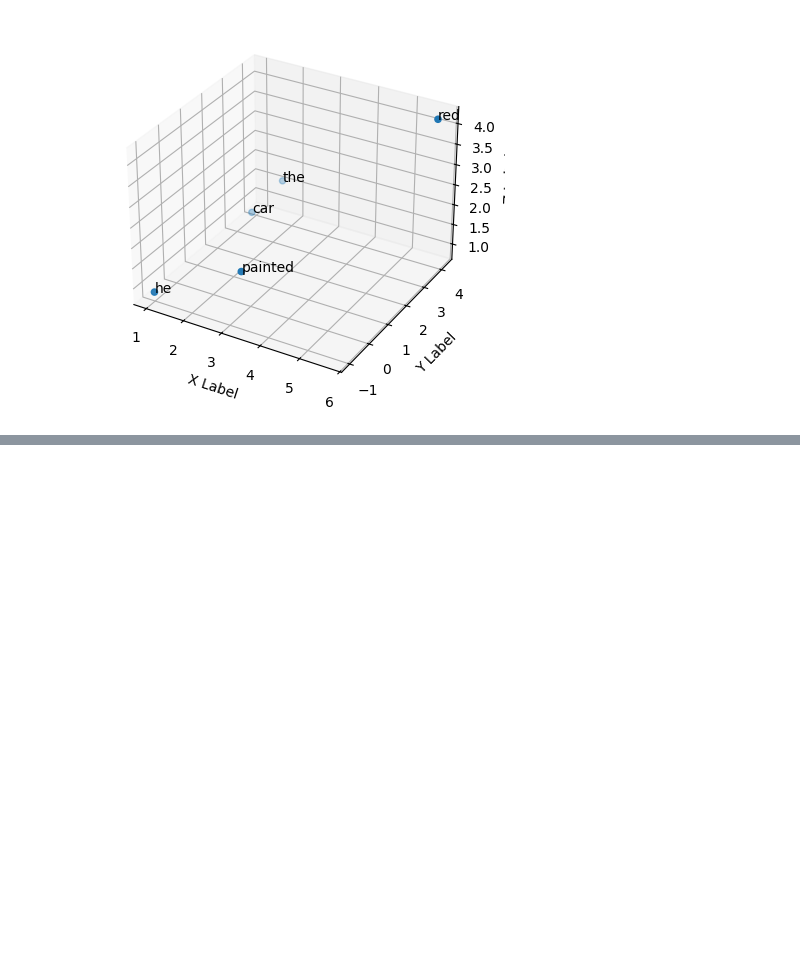
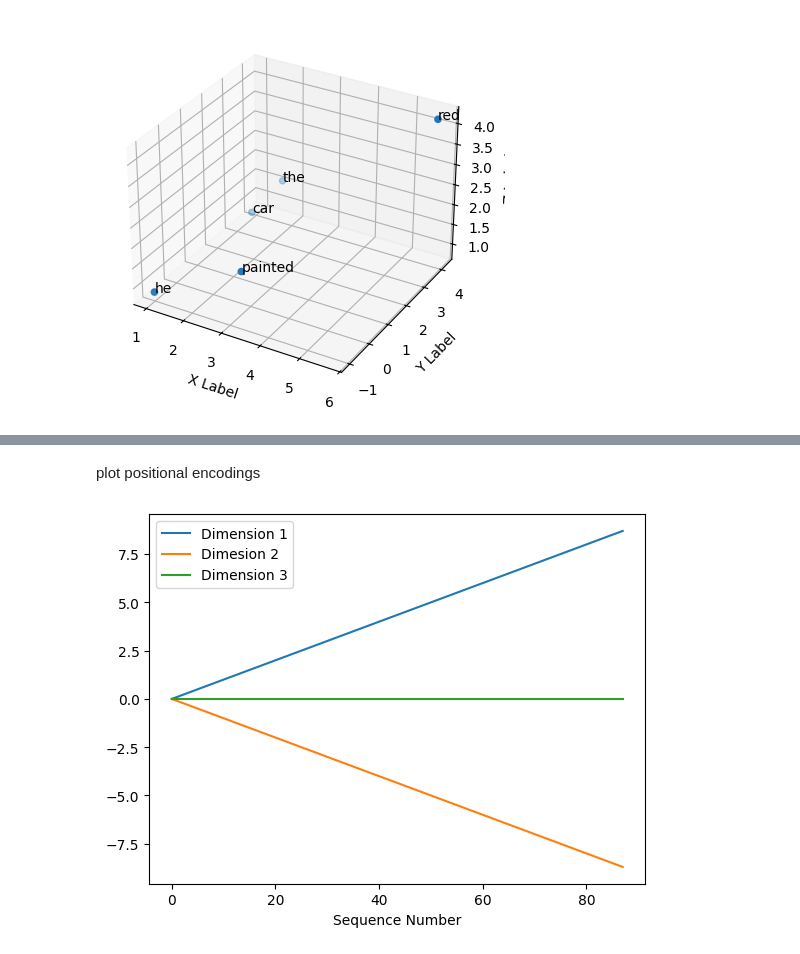
Before and after one commit to VishSeran/transformer-models, a Jupyter notebook: self-attention/build_self-attention-from-scratch.ipynb, the cells around one changed output, grey strips where cells are left out. Saved outputs shown, nothing was run; the diff lists cells and outputs as text; code cells hidden in the pictures; blank space fills up the shorter version.

Commit message:
modified positional encoding

```diff
--- a/self-attention/build_self-attention-from-scratch.ipynb
+++ b/self-attention/build_self-attention-from-scratch.ipynb
@@ -354,0 +369,3 @@ plot_embeddings(positional_embedding.detach().numpy(), tokenizor(sample_text),vo
+# %%
+pe = torch.cat((0.1*positions, -0.1* positions, 0 * positions),1)
+pe
@@ -354,0 +390,13 @@ plot_embeddings(positional_embedding.detach().numpy(), tokenizor(sample_text),vo
+# %% [markdown]
+plot positional encodings
+# %%
+# plot 0 dimension positional encoding
+plt.plot(pe[:,0].numpy(), label = "Dimension 1")
+plt.plot(pe[:,1].numpy(), label = "Dimesion 2")
+plt.plot(pe[:,2].numpy(), label = "Dimension 3")
+
+plt.xlabel("Sequence Number")
+plt.legend()
+plt.show()
+# %% [output]
+[figure, added]
```
Also changed, not shown: parts of 5 cells of this notebook.
